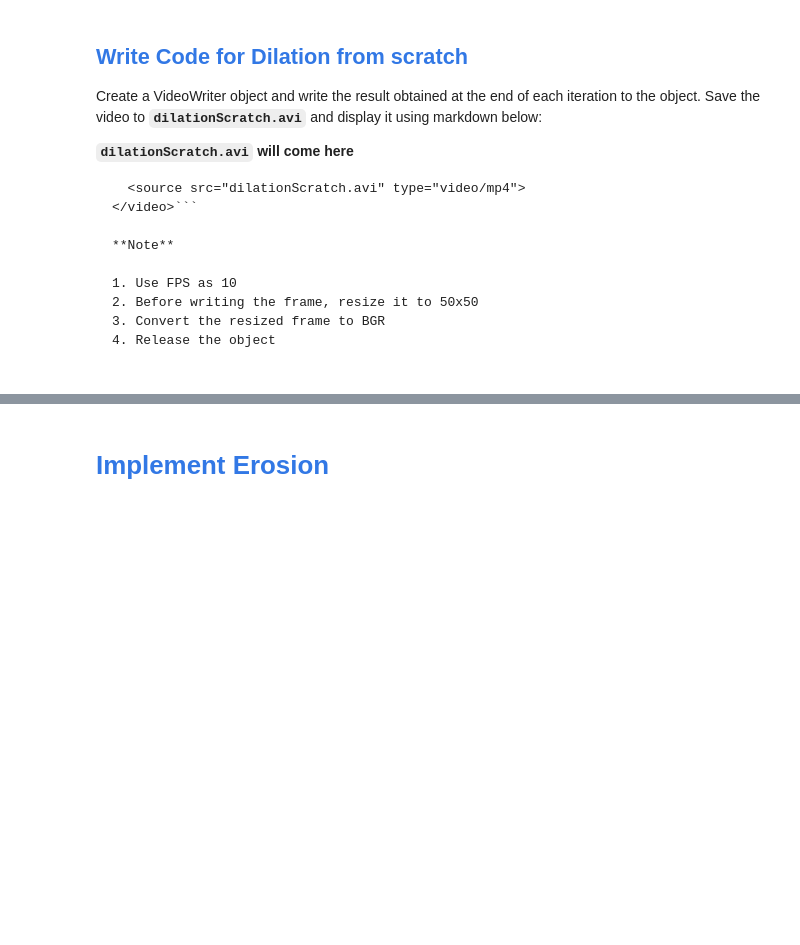
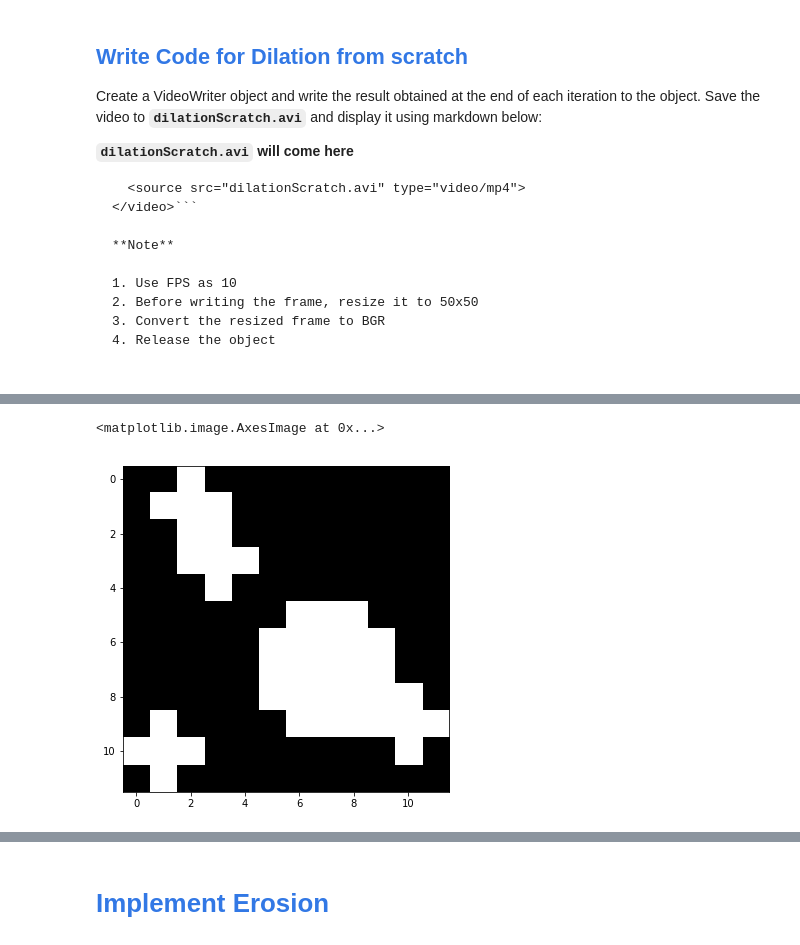
Before and after one commit to BenedictusAryo/practice_opencv, a Jupyter notebook: Computer Vision 1 Introduction (Python)/week3-python/Assignment_1/Structuring-Element-Assignment.ipynb, the cells around one changed output, grey strips where cells are left out. Cells and saved outputs as stored; diff of their text form; code cells hidden in the pictures; blank space fills up the shorter version.

```diff
--- a/Computer Vision 1 Introduction (Python)/week3-python/Assignment_1/Structuring-Element-Assignment.ipynb
+++ b/Computer Vision 1 Introduction (Python)/week3-python/Assignment_1/Structuring-Element-Assignment.ipynb
@@ -147,26 +153,26 @@ paddedIm = cv2.copyMakeBorder(im, border, border, border, border, cv2.BORDER_CON
 paddedDilatedIm = paddedIm.copy()
 
 # Create a VideoWriter object
-###
-### YOUR CODE HERE
-###
+outavi = cv2.VideoWriter('dilationScratch.avi', cv2.VideoWriter_fourcc(
+    'M', 'J', 'P', 'G'), 10, (50, 50))
 
 for h_i in range(border, height+border):
     for w_i in range(border,width+border):
-        ###
-        ### YOUR CODE HERE
-        ###
+        if im[h_i-border, w_i-border]:
+            paddedDilatedIm[h_i-border : (h_i+border)+1, w_i-border : (w_i+border)+1] = \
+                cv2.bitwise_or(paddedDilatedIm[h_i-border : (h_i+border)+1, w_i-border : (w_i+border+1)], element)
 
-        # Resize output to 50x50 before writing it to the video
-        ###
-        ### YOUR CODE HERE
-        ###
-        # Convert resizedFrame to BGR before writing
-        ###
-        ### YOUR CODE HERE
-        ###
+
+            # Resize output to 50x50 before writing it to the video
+            paddedDilatedResizeIm = cv2.resize(paddedDilatedIm, (50,50),
+                                              interpolation=cv2.INTER_LINEAR_EXACT)
+
+            # Convert resizedFrame to BGR before writing
+            paddedDilatedResizeIm = paddedDilatedResizeIm*255
+            paddedDilatedResizeIm = cv2.cvtColor(paddedDilatedResizeIm,
+                                                 cv2.COLOR_GRAY2BGR)
+
+            outavi.write(paddedDilatedResizeIm)
 
 # Release the VideoWriter object
-###
-### YOUR CODE HERE
-###
+outavi.release()
@@ -177,0 +179,5 @@ for h_i in range(border, height+border):
+# %%
+plt.imshow(paddedDilatedIm)
+# %% [output]
+<matplotlib.image.AxesImage at 0x...>
+[figure, added]
```
Also changed, not shown: parts of 6 cells of this notebook, 3 other files.
